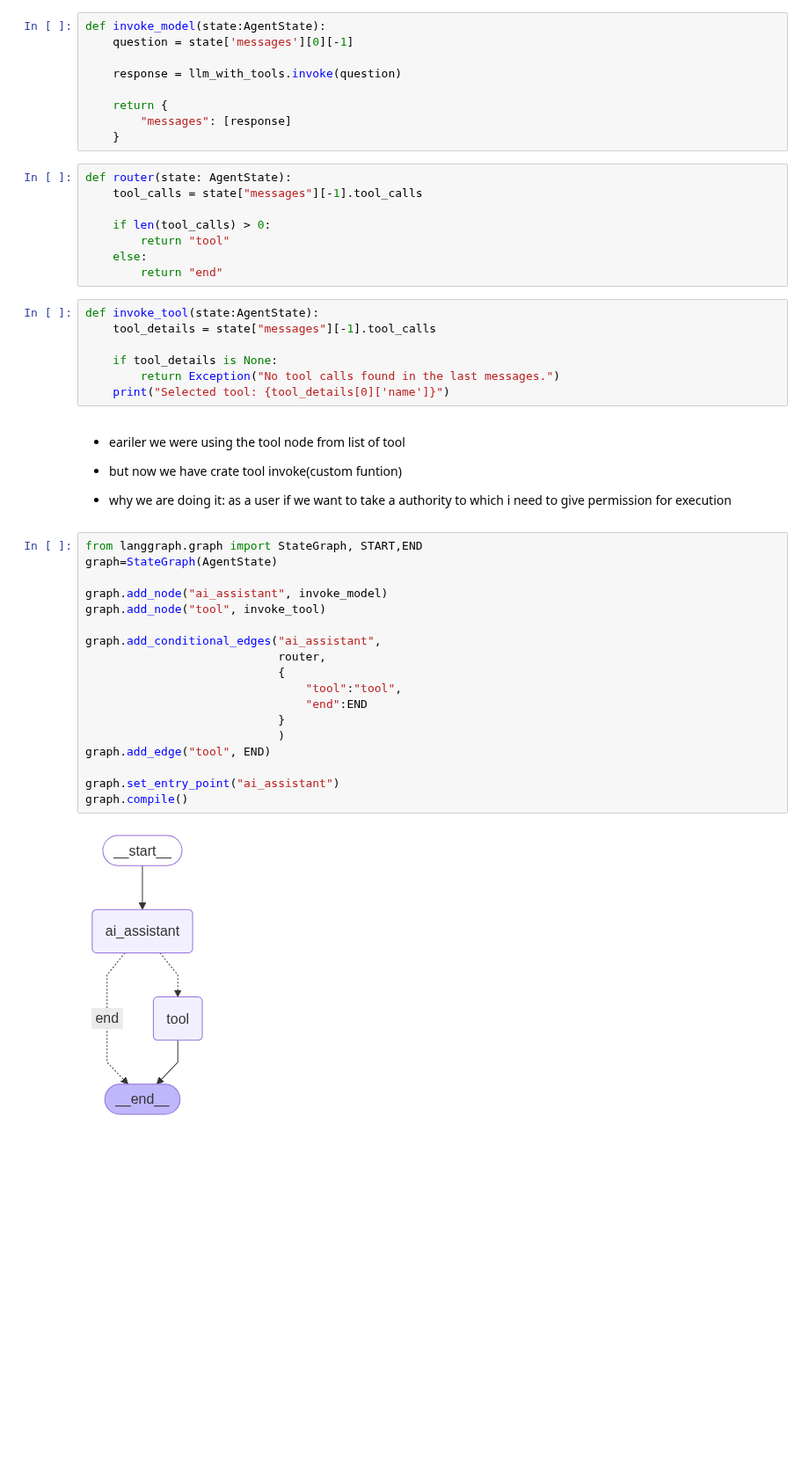
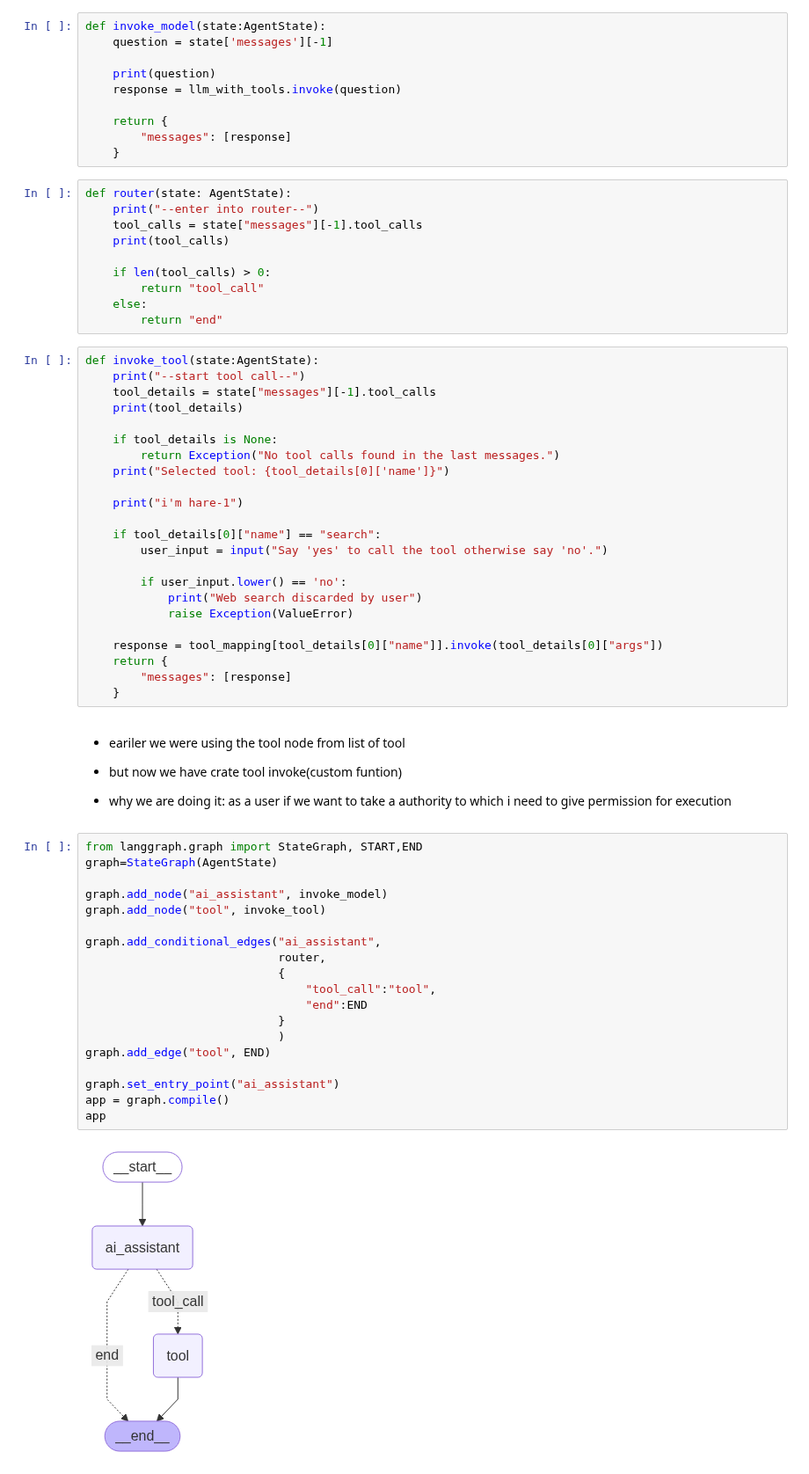
Before and after one commit to kinjal-AIML/End-to-End-Agentic-Ai-Automation-Lab, a Jupyter notebook: 04-LangGraph-Agentic-Workflows/04-UX-and-Human-in-The-Loop/experiments-notebook.ipynb, the cells around one changed output. Shown at 88% size. Cells and saved outputs as stored; diff of their text form; blank space fills up the shorter version.

```diff
--- a/04-LangGraph-Agentic-Workflows/04-UX-and-Human-in-The-Loop/experiments-notebook.ipynb
+++ b/04-LangGraph-Agentic-Workflows/04-UX-and-Human-in-The-Loop/experiments-notebook.ipynb
@@ -86,8 +93,9 @@ class AgentState(TypedDict):
     messages: Annotated[Sequence[BaseMessage],operator.add]
 # %%
 def invoke_model(state:AgentState):
-    question = state['messages'][0][-1]
+    question = state['messages'][-1]
 
+    print(question)
     response = llm_with_tools.invoke(question)
 
     return {
@@ -95,19 +103,37 @@ def invoke_model(state:AgentState):
     }
 # %%
 def router(state: AgentState):
+    print("--enter into router--")
     tool_calls = state["messages"][-1].tool_calls
+    print(tool_calls)
 
     if len(tool_calls) > 0:
-        return "tool"
+        return "tool_call"
     else:
         return "end"
 # %%
 def invoke_tool(state:AgentState):
+    print("--start tool call--")
     tool_details = state["messages"][-1].tool_calls
+    print(tool_details)
 
     if tool_details is None:
         return Exception("No tool calls found in the last messages.")
     print("Selected tool: {tool_details[0]['name']}")
+
+    print("i'm hare-1")
+
+    if tool_details[0]["name"] == "search":
+        user_input = input("Say 'yes' to call the tool otherwise say 'no'.")
+
+        if user_input.lower() == 'no':
+            print("Web search discarded by user")
+            raise Exception(ValueError)
+
+    response = tool_mapping[tool_details[0]["name"]].invoke(tool_details[0]["args"])
+    return {
+        "messages": [response]
+    }
 # %% [markdown]
 - eariler we were using the tool node from list of tool
 
@@ -117,20 +143,21 @@ def invoke_tool(state:AgentState):
 # %%
 from langgraph.graph import StateGraph, START,END
 graph=StateGraph(AgentState)
 
 graph.add_node("ai_assistant", invoke_model)
 graph.add_node("tool", invoke_tool)
 
 graph.add_conditional_edges("ai_assistant",
                             router,
                             {
-                                "tool":"tool",
+                                "tool_call":"tool",
                                 "end":END
                             }
                             )
 graph.add_edge("tool", END)
 
 graph.set_entry_point("ai_assistant")
-graph.compile()
+app = graph.compile()
+app
 # %% [output]
-[figure, old version]
+[figure, new version]
```
Also changed, not shown: parts of 8 cells of this notebook.
